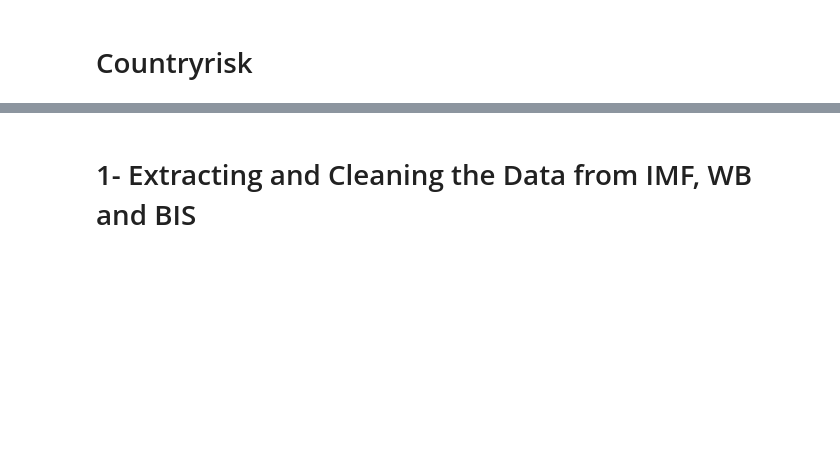
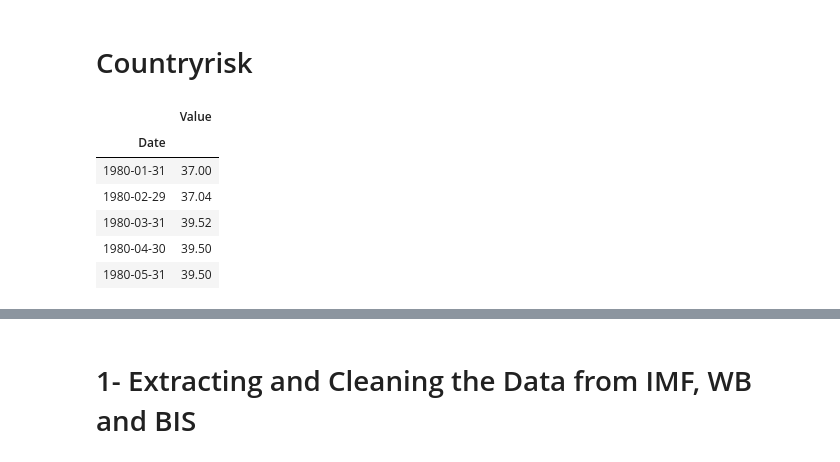
Before and after one commit to Walras-data/countryrisk, a Jupyter notebook: contryrisk5-Copy1.ipynb, the cells around one changed output, grey strips where cells are left out. Cells and saved outputs as stored; diff of their text form; code cells hidden in the pictures; blank space fills up the shorter version.

```diff
--- a/contryrisk5-Copy1.ipynb
+++ b/contryrisk5-Copy1.ipynb
@@ -8,3 +8,16 @@ import datetime
 %config IPCompleter.greedy=True
 import pandas_datareader
 import urllib3
+# %%
+import quandl
+oil = quandl.get("ODA/POILWTI_USD")
+# %%
+oil.head()
+# %% [output]
+|  | Value |
+| Date |  |
+| 1980-01-31 | 37.00 |
+| 1980-02-29 | 37.04 |
+| 1980-03-31 | 39.52 |
+| 1980-04-30 | 39.50 |
+| 1980-05-31 | 39.50 |
```
Also changed, not shown: parts of 14 cells of this notebook, 4 other files.
